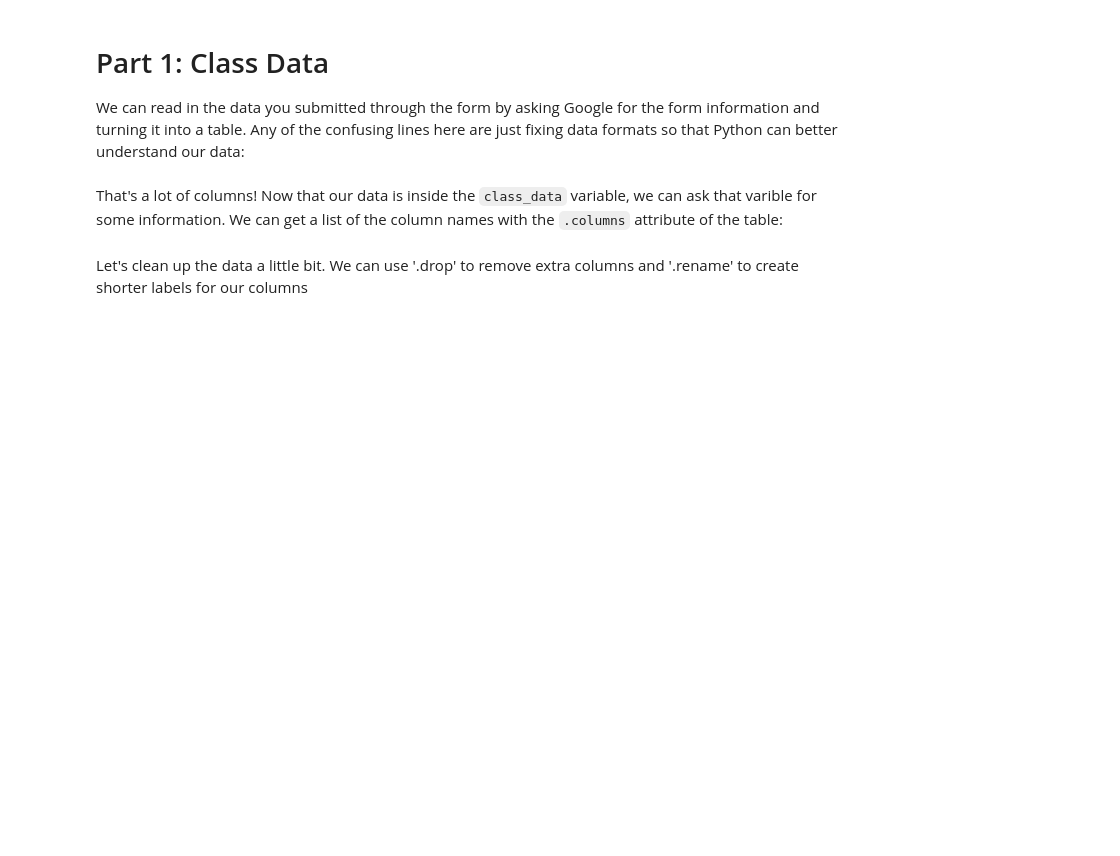
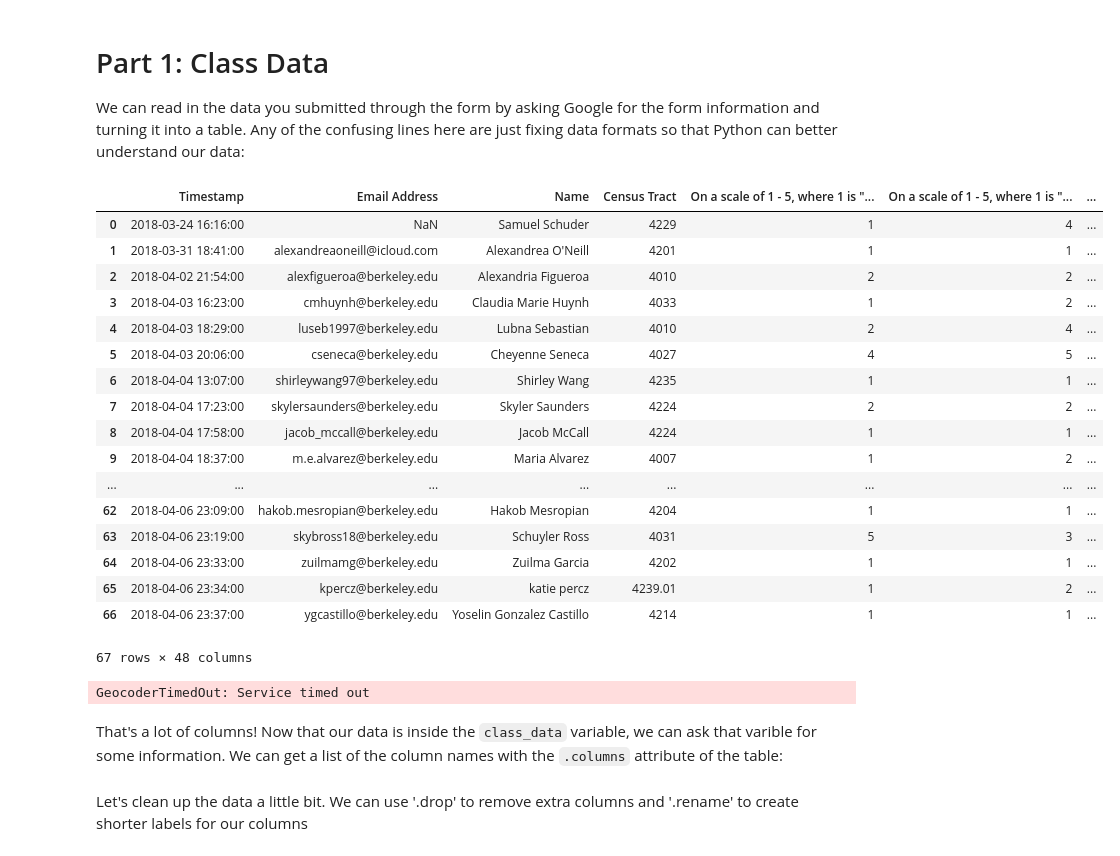
Before and after one commit to ds-modules/SOC-130AC, a Jupyter notebook: 01-The-Neighborhood.ipynb, the cells around one changed output. Saved outputs shown, nothing was run; the diff lists cells and outputs as text; code cells hidden in the pictures; blank space fills up the shorter version.

```diff
--- a/01-The-Neighborhood.ipynb
+++ b/01-The-Neighborhood.ipynb
@@ -131,31 +148,58 @@ nums
 
 We can read in the data you submitted through the form by asking Google for the form information and turning it into a table. Any of the confusing lines here are just fixing data formats so that Python can better understand our data:
 # %%
-class_data = pd.read_csv('SP18 Social Disorder.csv', index_col=None)
+class_data = pd.read_csv('data/SP18 Social Disorder.csv', index_col=None)
 class_data['Census Tract'] = class_data['Census Tract'].apply(fix_tract)  # fix census tract data type
 
 # rekey yes and no responses
 for c in class_data.columns:
     if "Yes" in set(class_data[c]):
         class_data[c] = class_data[c].map({"Yes": 1, "No": 0})
 
 # limit to submissions from Spring 2018
 class_data['Timestamp'] = [datetime.strptime(time, '%m/%d/%Y %H:%M') for time in class_data['Timestamp']]
 class_data = class_data[[time.year == 2018 for time in class_data['Timestamp']]]
 class_data = class_data.reset_index().drop('index', axis = 1)
 
 image_data = class_data.iloc[:, 24:]
-image_data = image_data.rename(columns = {
-    'Full Address of Block Face in Image #1 (Street Number, Street Name, City, State, Zip Code). E.g.: 2128 Oxford Street, Berkeley, CA, 94704.': 'Full Address of Photo #1 Location',
-    'Full Address of Block Face in Image #2 (Street Number, Street Name, City, State, Zip Code). E.g.: 2128 Oxford Street, Berkeley, CA, 94704.': 'Full Address of Photo #2 Location',
-    'Full Address of Block Face in Image #3 (Street Number, Street Name, City, State, Zip Code). E.g.: 2128 Oxford Street, Berkeley, CA, 94704.': 'Full Address of Photo #3 Location',
-    'Full Address of Block Face in Image #4 (Street Number, Street Name, City, State, Zip Code). E.g.: 2128 Oxford Street, Berkeley, CA, 94704.': 'Full Address of Photo #4 Location',
-    'Full Address of Block Face in Image #5 (Street Number, Street Name, City, State, Zip Code). E.g.: 2128 Oxford Street, Berkeley, CA, 94704.': 'Full Address of Photo #5 Location'
-})
+#image_data = image_data.rename(columns = {
+#    'Full Address of Block Face in Image #1 (Street Number, Street Name, City, State, Zip Code). E.g.: 2128 Oxford Street, Berkeley, CA, 94704.': 'Full Address of Photo #1 Location',
+#    'Full Address of Block Face in Image #2 (Street Number, Street Name, City, State, Zip Code). E.g.: 2128 Oxford Street, Berkeley, CA, 94704.': 'Full Address of Photo #2 Location',
+#    'Full Address of Block Face in Image #3 (Street Number, Street Name, City, State, Zip Code). E.g.: 2128 Oxford Street, Berkeley, CA, 94704.': 'Full Address of Photo #3 Location',
+#    'Full Address of Block Face in Image #4 (Street Number, Street Name, City, State, Zip Code). E.g.: 2128 Oxford Street, Berkeley, CA, 94704.': 'Full Address of Photo #4 Location',
+#    'Full Address of Block Face in Image #5 (Street Number, Street Name, City, State, Zip Code). E.g.: 2128 Oxford Street, Berkeley, CA, 94704.': 'Full Address of Photo #5 Location'
+#})
 
 image_data['Census Tract'] = class_data['Census Tract']
 
-class_data = class_data.iloc[:, :24]
+#class_data = class_data.iloc[:, :24]
+class_data
+# %% [output]
+|  | Timestamp | Email Address | Name | Census Tract | On a scale of 1 - 5, where 1 is "... | On a scale of 1 - 5, where 1 is "... | ... |
+| 0 | 2018-03-24 16:16:00 | NaN | Samuel Schuder | 4229 | 1 | 4 | ... |
+| 1 | 2018-03-31 18:41:00 | alexandreaoneill@icloud.com | Alexandrea O'Neill | 4201 | 1 | 1 | ... |
+| 2 | 2018-04-02 21:54:00 | alexfigueroa@berkeley.edu | Alexandria Figueroa | 4010 | 2 | 2 | ... |
+| 3 | 2018-04-03 16:23:00 | cmhuynh@berkeley.edu | Claudia Marie Huynh | 4033 | 1 | 2 | ... |
+| 4 | 2018-04-03 18:29:00 | luseb1997@berkeley.edu | Lubna Sebastian | 4010 | 2 | 4 | ... |
+| 5 | 2018-04-03 20:06:00 | cseneca@berkeley.edu | Cheyenne Seneca | 4027 | 4 | 5 | ... |
+| 6 | 2018-04-04 13:07:00 | shirleywang97@berkeley.edu | Shirley Wang | 4235 | 1 | 1 | ... |
+| 7 | 2018-04-04 17:23:00 | skylersaunders@berkeley.edu | Skyler Saunders | 4224 | 2 | 2 | ... |
+| 8 | 2018-04-04 17:58:00 | jacob_mccall@berkeley.edu | Jacob McCall | 4224 | 1 | 1 | ... |
+| 9 | 2018-04-04 18:37:00 | m.e.alvarez@berkeley.edu | Maria Alvarez | 4007 | 1 | 2 | ... |
+| ... | ... | ... | ... | ... | ... | ... | ... |
+| 62 | 2018-04-06 23:09:00 | hakob.mesropian@berkeley.edu | Hakob Mesropian | 4204 | 1 | 1 | ... |
+| 63 | 2018-04-06 23:19:00 | skybross18@berkeley.edu | Schuyler Ross | 4031 | 5 | 3 | ... |
+| 64 | 2018-04-06 23:33:00 | zuilmamg@berkeley.edu | Zuilma Garcia | 4202 | 1 | 1 | ... |
+| 65 | 2018-04-06 23:34:00 | kpercz@berkeley.edu | katie percz | 4239.01 | 1 | 2 | ... |
+| 66 | 2018-04-06 23:37:00 | ygcastillo@berkeley.edu | Yoselin Gonzalez Castillo | 4214 | 1 | 1 | ... |
+67 rows × 48 columns
+# %%
+class_data = pd.read_csv('data/SP18 Social Disorder.csv', index_col=None)
+class_data['Census Tract'] = class_data['Census Tract'].apply(fix_tract)
+
+get_coords(class_data, alameda = geojson.load(open('data/alameda-2010.geojson')))
+# %% [output]
+GeocoderTimedOut: Service timed out
 # %% [markdown]
 That's a lot of columns! Now that our data is inside the `class_data` variable, we can ask that varible for some information. We can get a list of the column names with the `.columns` attribute of the table:
 # %%
```
Also changed, not shown: parts of 10 cells of this notebook, 4 other files.
